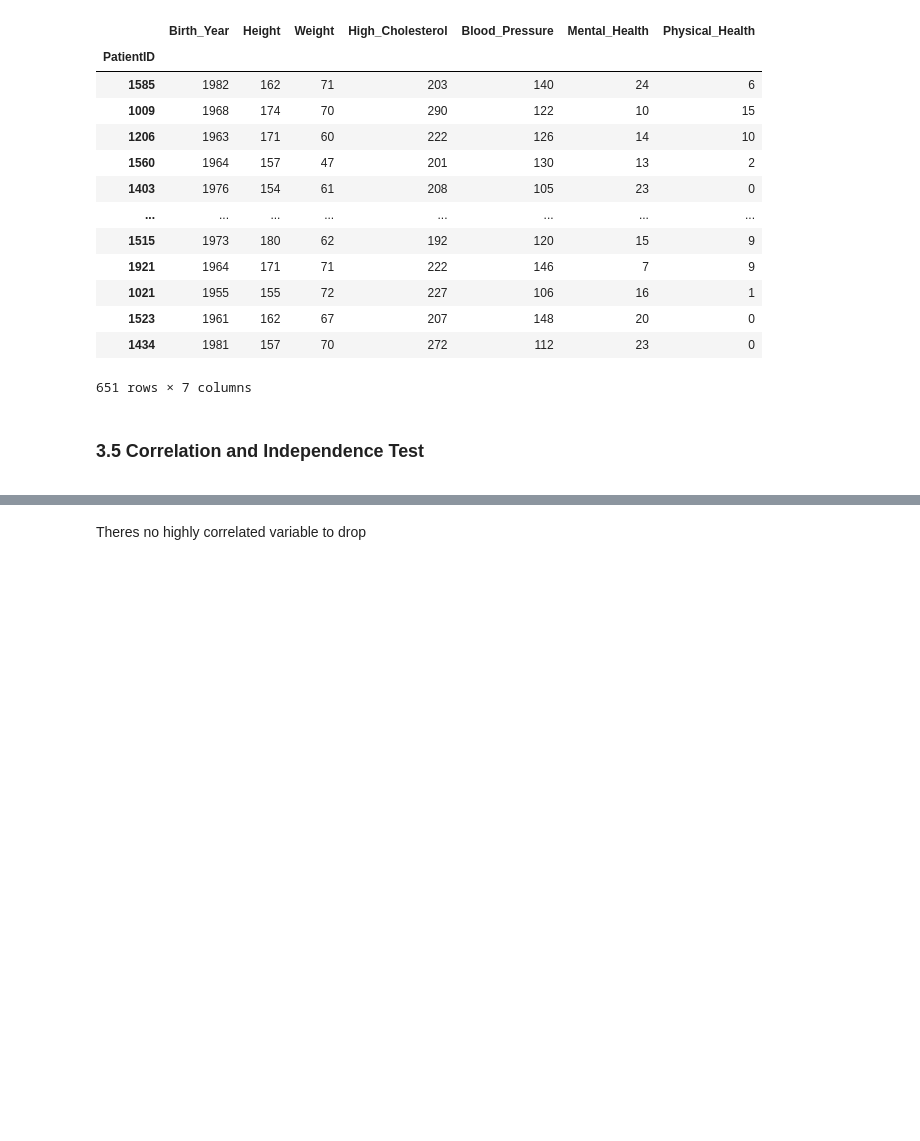
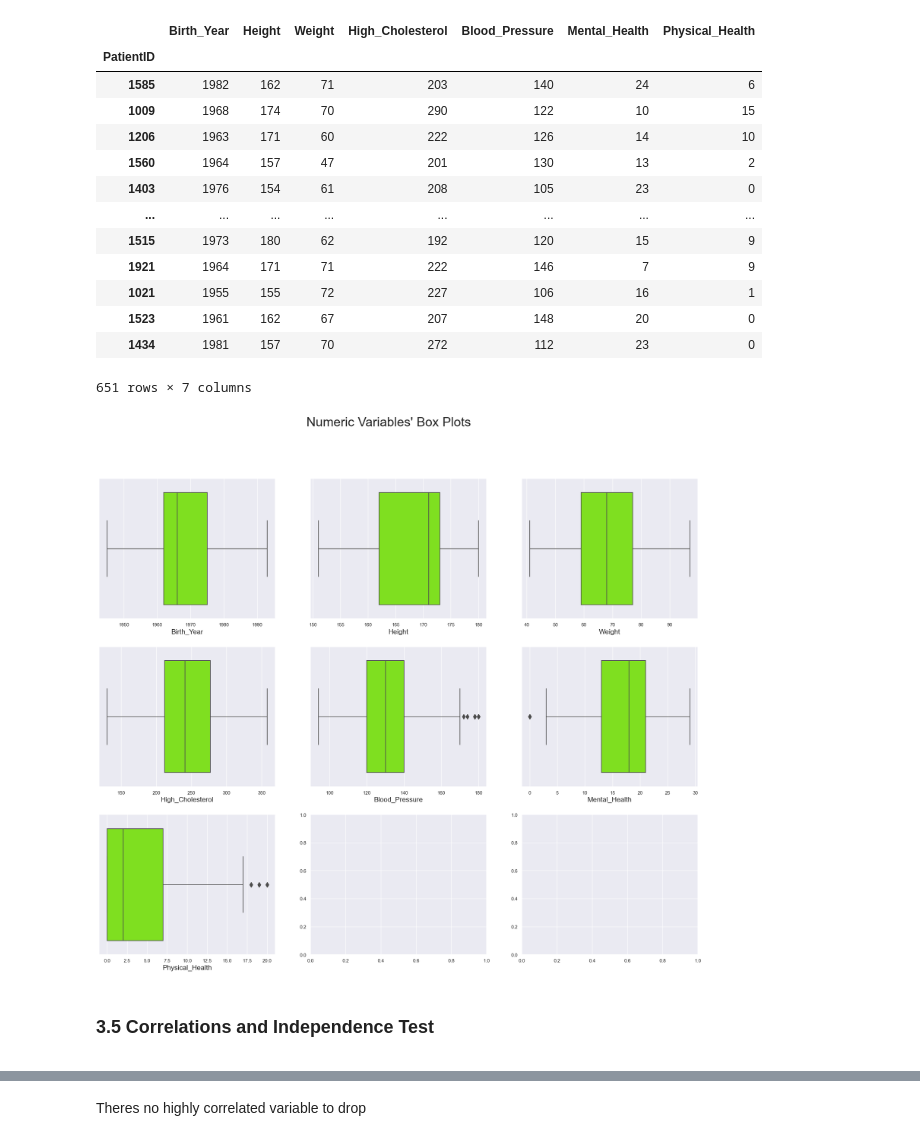
Before and after one commit to henrymmarques/MLProject, a Jupyter notebook: FINAL - Group03.ipynb, the cells around one changed output, grey strips where cells are left out. Drawn from its saved outputs; the diff is of its cells as text; code cells hidden in the pictures; blank space fills up the shorter version.

```diff
--- a/FINAL - Group03.ipynb
+++ b/FINAL - Group03.ipynb
@@ -521,11 +560,15 @@ train_data_num
 | 1523 | 1961 | 162 | 67 | 207 | 148 | 20 | 0 |
 | 1434 | 1981 | 157 | 70 | 272 | 112 | 23 | 0 |
 651 rows × 7 columns
+# %%
+box_plot_all_vars(train_data_num)
+# %% [output]
+[figure, added]
 # %% [markdown]
-<a class="anchor" id="3-2-bullet">
+<a class="anchor" id="3-5-bullet">
 
 
-###  3.5 Correlation and Independence Test
+###  3.5 Correlations and Independence Test
 
 </a>
 # %%
```
Also changed, not shown: parts of 26 cells of this notebook.
